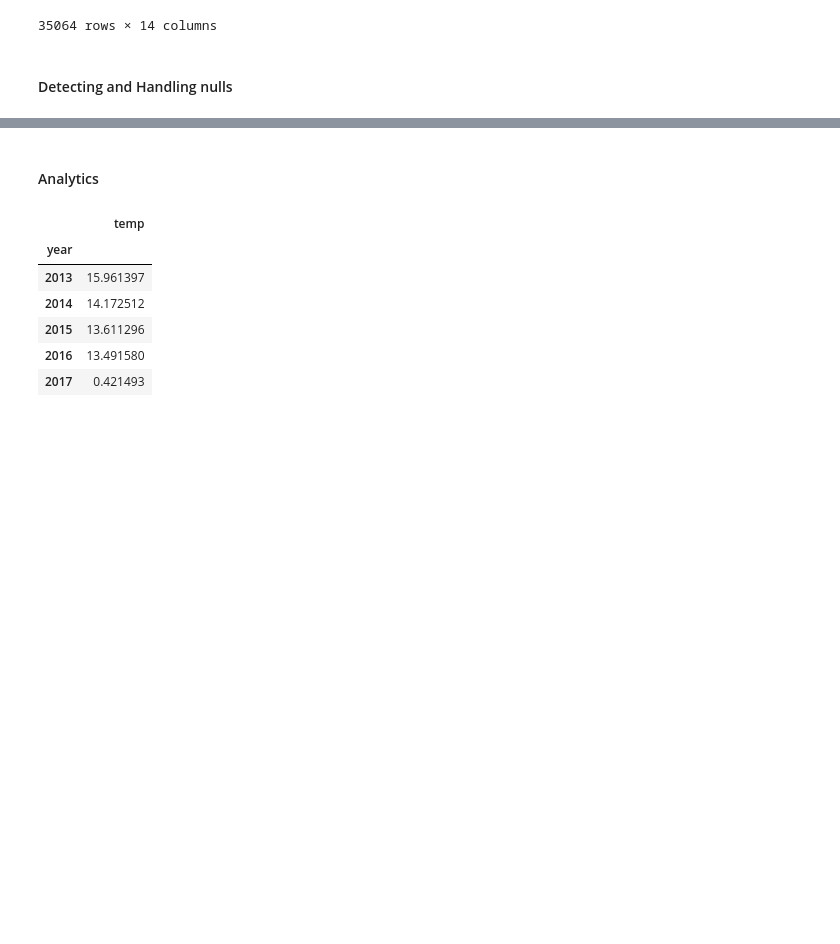
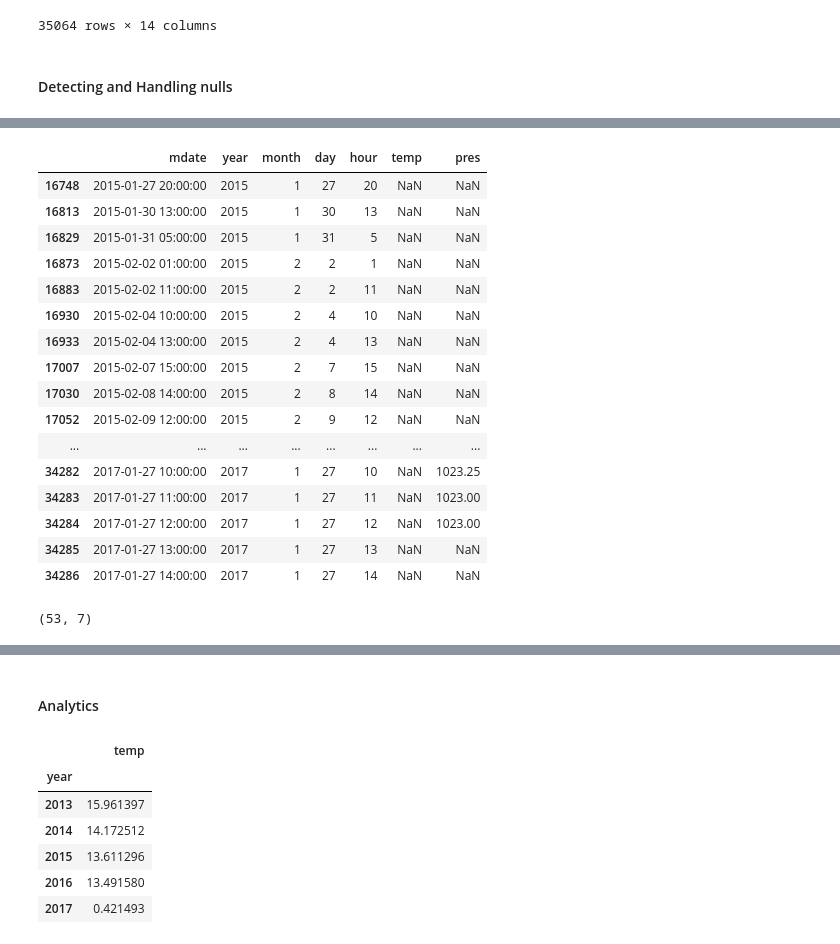
Before and after one commit to parvister/wander-py, a Jupyter notebook: interview-prep/cap-one/pandas_review.ipynb, the cells around one changed output, grey strips where cells are left out. Saved outputs shown, nothing was run; the diff lists cells and outputs as text; code cells hidden in the pictures; blank space fills up the shorter version.

Commit message:
adding null handling, filling, and some aggregates exercises

```diff
--- a/interview-prep/cap-one/pandas_review.ipynb
+++ b/interview-prep/cap-one/pandas_review.ipynb
@@ -167,0 +169,31 @@ dtype: int64
+# %%
+# display any rows with nulls
+ndf = df[df.isnull().any(axis=1)]
+# display(ndf)
+
+# filter columns
+ndf = df[['mdate', 'year', 'month', 'day', 'hour', 'temp', 'pres']]
+
+# let's looks only at the null values in temp
+ndf = ndf[ndf['temp'].isnull()]
+display(ndf)
+print(ndf.shape)
+# %% [output]
+|  | mdate | year | month | day | hour | temp | pres |
+| 16748 | 2015-01-27 20:00:00 | 2015 | 1 | 27 | 20 | NaN | NaN |
+| 16813 | 2015-01-30 13:00:00 | 2015 | 1 | 30 | 13 | NaN | NaN |
+| 16829 | 2015-01-31 05:00:00 | 2015 | 1 | 31 | 5 | NaN | NaN |
+| 16873 | 2015-02-02 01:00:00 | 2015 | 2 | 2 | 1 | NaN | NaN |
+| 16883 | 2015-02-02 11:00:00 | 2015 | 2 | 2 | 11 | NaN | NaN |
+| 16930 | 2015-02-04 10:00:00 | 2015 | 2 | 4 | 10 | NaN | NaN |
+| 16933 | 2015-02-04 13:00:00 | 2015 | 2 | 4 | 13 | NaN | NaN |
+| 17007 | 2015-02-07 15:00:00 | 2015 | 2 | 7 | 15 | NaN | NaN |
+| 17030 | 2015-02-08 14:00:00 | 2015 | 2 | 8 | 14 | NaN | NaN |
+| 17052 | 2015-02-09 12:00:00 | 2015 | 2 | 9 | 12 | NaN | NaN |
+| ... | ... | ... | ... | ... | ... | ... | ... |
+| 34282 | 2017-01-27 10:00:00 | 2017 | 1 | 27 | 10 | NaN | 1023.25 |
+| 34283 | 2017-01-27 11:00:00 | 2017 | 1 | 27 | 11 | NaN | 1023.00 |
+| 34284 | 2017-01-27 12:00:00 | 2017 | 1 | 27 | 12 | NaN | 1023.00 |
+| 34285 | 2017-01-27 13:00:00 | 2017 | 1 | 27 | 13 | NaN | NaN |
+| 34286 | 2017-01-27 14:00:00 | 2017 | 1 | 27 | 14 | NaN | NaN |
+(53, 7)
```
Also changed, not shown: parts of 8 cells of this notebook.
